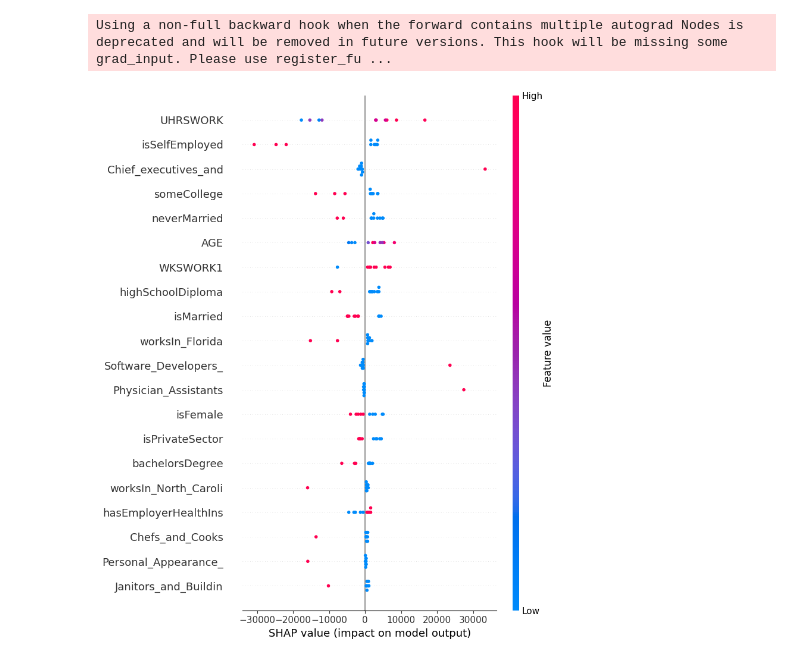
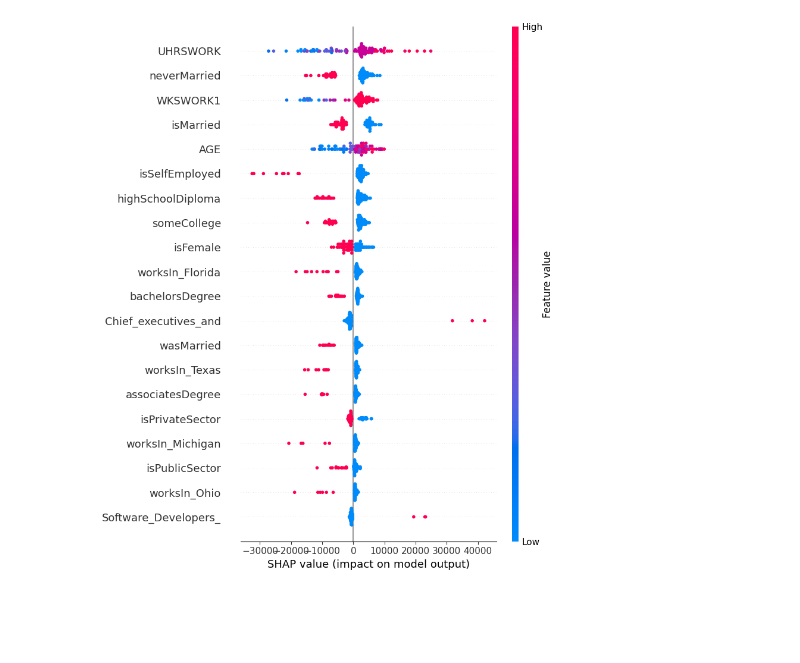
Before and after one commit to jhargun/AI-Bias-Experiment, a Jupyter notebook: models/testing/metrics.ipynb, the cells around one changed output. Drawn from its saved outputs; the diff is of its cells as text; code cells hidden in the pictures; blank space fills up the shorter version.

```diff
--- a/models/testing/metrics.ipynb
+++ b/models/testing/metrics.ipynb
@@ -26,4 +26,4 @@ net = nn.Sequential(nn.Linear(inputSize, 8192),
                     nn.LeakyReLU(),
                     nn.Linear(32,1))
 # %%
-net.load_state_dict(torch.load("../trained_models/1680367867-4096-573-AllFields.pt"))
+net.load_state_dict(torch.load("../trained_models/1680378202-8192-573-AllFields.pt"))
@@ -67,15 +58,14 @@ tensor(0.4414)
 torch.set_grad_enabled(True)
 background = testSetX[:100]
 e = shap.DeepExplainer(net, background)
-shape_values = e.shap_values(testSetX[0:10])
-# %% [output]
-Using a non-full backward hook when the forward contains multiple autograd Nodes is deprecated and will be removed in future versions. This hook will be missing some grad_input. Please use register_fu ...
+# %%
+shap_values = e.shap_values(testSetX[0:100])
 # %%
 for i in range(0, len(columns)):
     if columns[i].find("occupation_") != -1:
         columns[i] = columns[i][11:]
     columns[i] = columns[i][:20]
 
-shap.summary_plot(shape_values, testSetX[0:10], feature_names=columns)
+shap.summary_plot(shap_values, testSetX[0:100], feature_names=columns)
 # %% [output]
-[figure, old version]
+[figure, new version]
```
Also changed, not shown: parts of 6 cells of this notebook, 5 other files.
